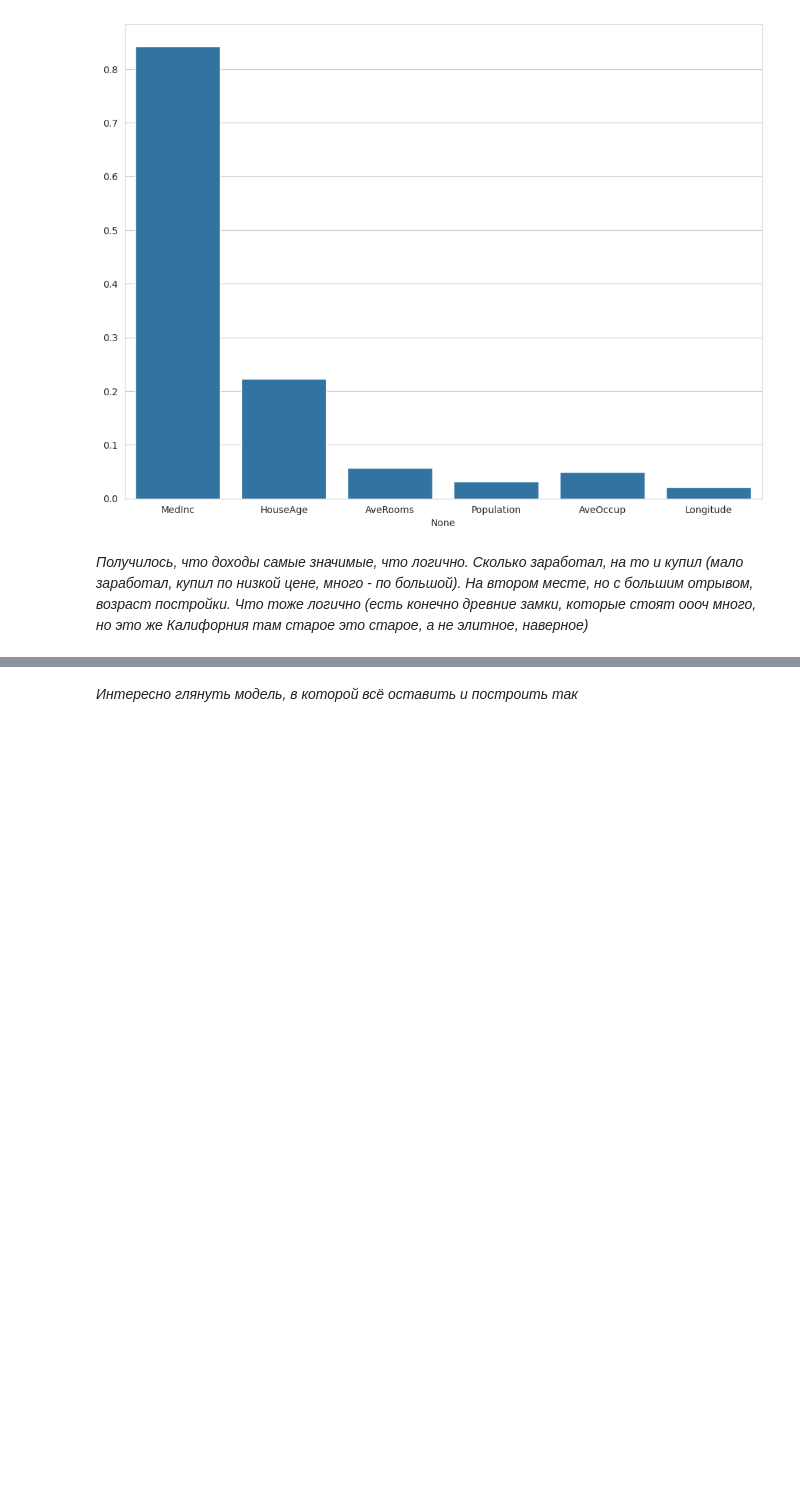
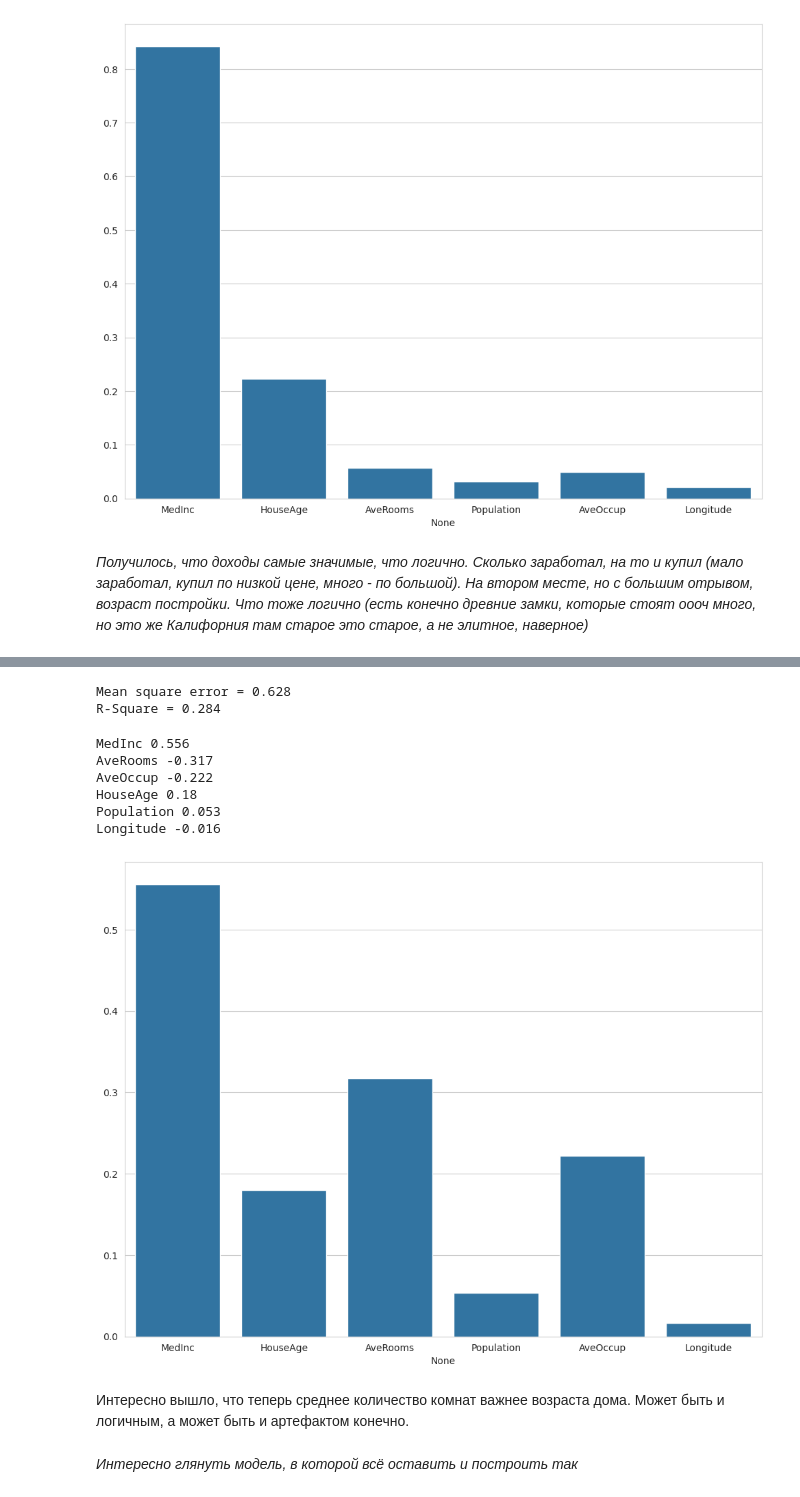
Before and after one commit to Olga-Bagrova/BI_ML_2024, a Jupyter notebook: hw_2_linmodel_GD/code/Linear_models.ipynb, the cells around one changed output, grey strips where cells are left out. Cells and saved outputs as stored; diff of their text form; code cells hidden in the pictures; blank space fills up the shorter version.

```diff
--- a/hw_2_linmodel_GD/code/Linear_models.ipynb
+++ b/hw_2_linmodel_GD/code/Linear_models.ipynb
@@ -573,3 +559,44 @@ Longitude -0.021
+# %%
+df_to_model['target'] = data["target"]
+df_to_model_2 = df_to_model[(df_to_model['AveRooms'] <= 6) & (df_to_model['MedInc'] <= 5)]
+#df_to_model_2 = df_to_model_2[df_to_model_2['MedInc'] <= 8]
+X_to_model = df_to_model_2.drop(['target'], axis=1)#df_to_model_2.to_numpy()
+y = df_to_model_2['target']
+
+X_train, X_test, y_train, y_test = train_test_split(
+    X_to_model, y, test_size=0.2, random_state = SEED)
+
+scaler = StandardScaler()
+X_train = scaler.fit_transform(X_train)
+X_test = scaler.transform(X_test)
+
+lr = LinearRegression()
+lr.fit(X_train, y_train)
+y_pred = lr.predict(X_test)
+
+print(f'Mean square error = {(mean_squared_error(y_true=y_test, y_pred=y_pred)):1.3f}\nR-Square = {(r2_score(y_true=y_test, y_pred=y_pred)):1.3f}')
+# %% [output]
+Mean square error = 0.628
+R-Square = 0.284
+# %%
+#чекнем коэффициенты
+model_feature = df_to_model_2.columns[:-1]
+indexes = np.argsort(np.abs(lr.coef_), )[::-1]
+
+for index in indexes:
+    print(model_feature[index], np.round(lr.coef_[index], 3))
+
+sns.barplot(x=model_feature, y=np.abs(lr.coef_));
+# %% [output]
+MedInc 0.556
+AveRooms -0.317
+AveOccup -0.222
+HouseAge 0.18
+Population 0.053
+Longitude -0.016
+[figure, added]
+# %% [markdown]
+Интересно вышло, что теперь среднее количество комнат важнее возраста дома. Может быть и логичным, а может быть и артефактом конечно.
 # %% [markdown]
 *Интересно глянуть модель, в которой всё оставить и построить так*
 # %%
```
Also changed, not shown: parts of 12 cells of this notebook.
